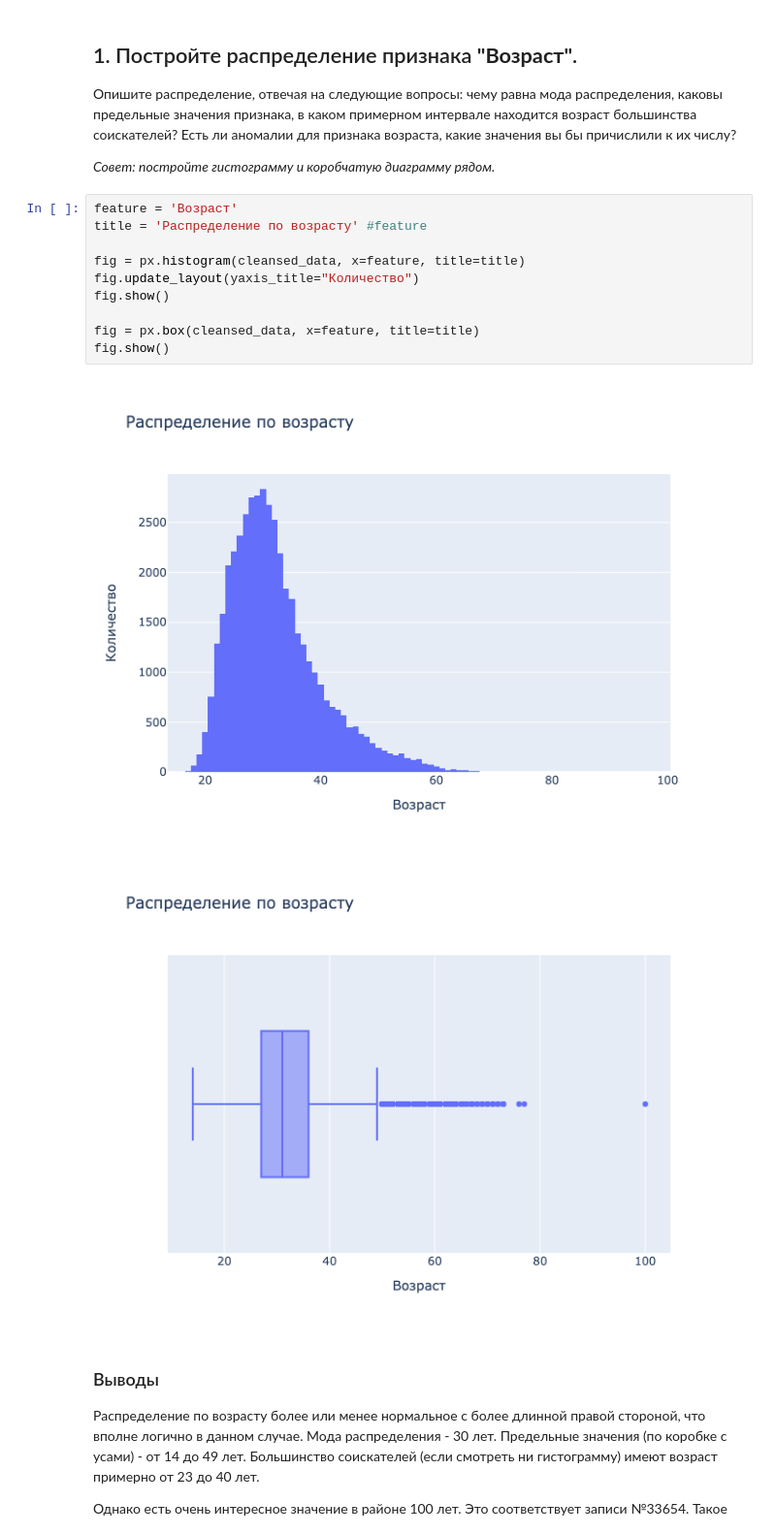
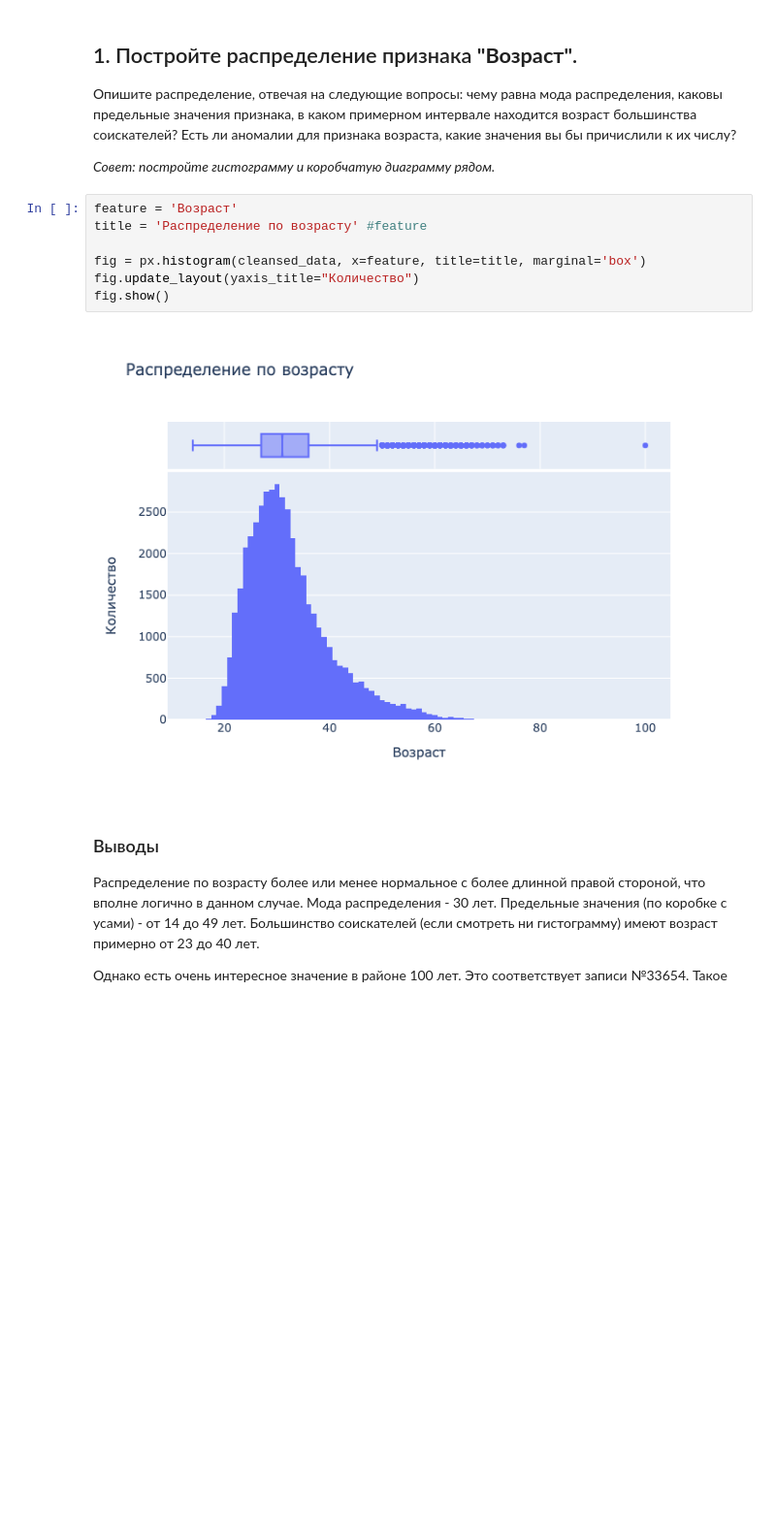
Before and after one commit to keloin/SF, a Jupyter notebook: project01/Project_1.ipynb, the cells around one changed output. Shown: that part at 97% size. Drawn from its saved outputs; the diff is of its cells as text; blank space fills up the shorter version.

Commit message:
Added 'marginal' = 'box' to histograms

```diff
--- a/project01/Project_1.ipynb
+++ b/project01/Project_1.ipynb
@@ -549,16 +505,12 @@ cleansed_data
 # %%
 feature = 'Возраст'
 title = 'Распределение по возрасту' #feature
 
-fig = px.histogram(cleansed_data, x=feature, title=title)
+fig = px.histogram(cleansed_data, x=feature, title=title, marginal='box')
 fig.update_layout(yaxis_title="Количество")
 fig.show()
-
-fig = px.box(cleansed_data, x=feature, title=title)
-fig.show()
 # %% [output]
-[figure, old version]
+[figure, new version]
-[figure, removed]
 # %% [markdown]
 ### Выводы
 
```
Also changed, not shown: parts of 10 cells of this notebook.
